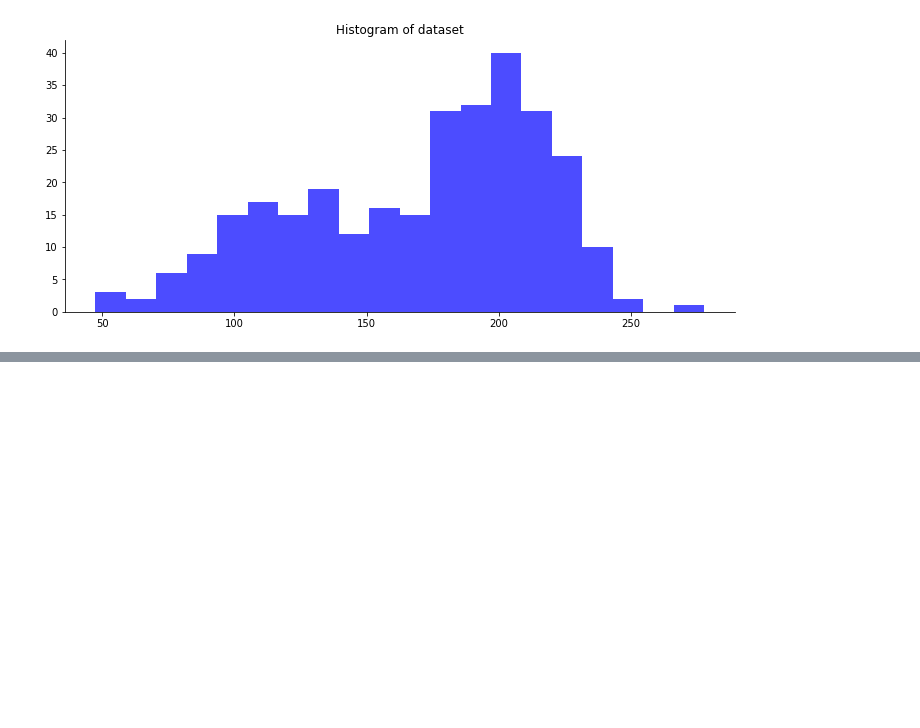
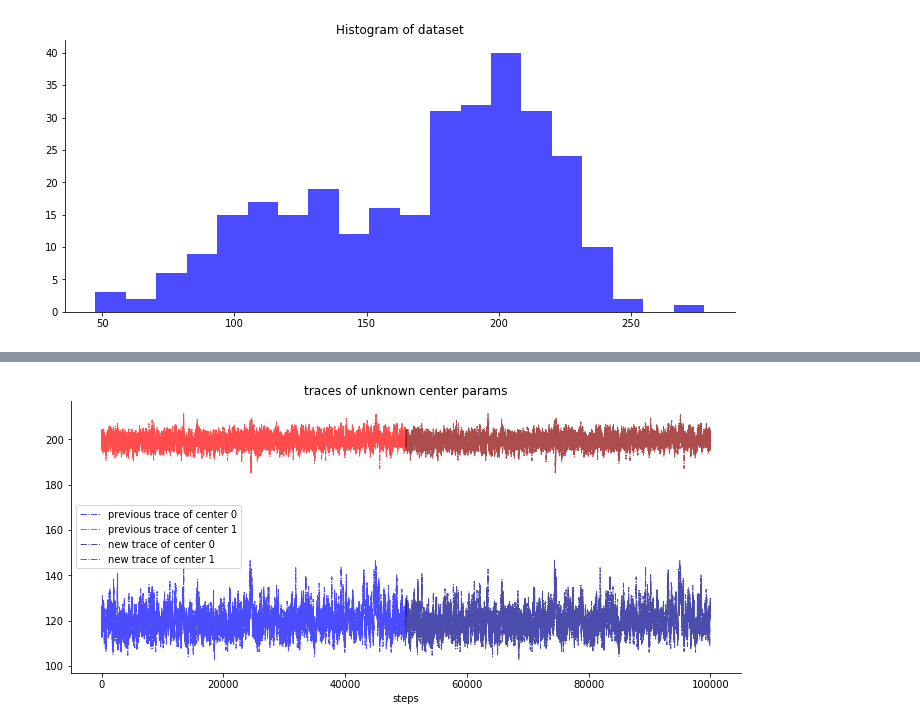
Before and after one commit to rmania/datascience, a Jupyter notebook: ml_models/2_1_bayesian_models_MCMC.ipynb, the cells around one changed output, grey strips where cells are left out. Cells and saved outputs as stored; diff of their text form; code cells hidden in the pictures; blank space fills up the shorter version.

```diff
--- a/ml_models/2_1_bayesian_models_MCMC.ipynb
+++ b/ml_models/2_1_bayesian_models_MCMC.ipynb
@@ -170,0 +246,3 @@ Assigned standard deviation:  [50. 50. 50. 50. 50.]
+# %%
+with model:
+    trace = pm.sample(50000, step=[step1, step2], trace=trace)
@@ -170,0 +267,26 @@ Assigned standard deviation:  [50. 50. 50. 50. 50.]
+# %%
+# variables
+threshold = 50000
+center_trace = trace["centers"][threshold:]
+prev_center_trace = trace["centers"][:threshold]
+
+# config
+fig, ax = plt.subplots(figsize=[12,5])
+trace_config = {'lw': 1, 'alpha': .7, 'ls': 'dashdot'}
+
+x = np.arange(threshold)
+ax.plot(x, prev_center_trace[:, 0], label="previous trace of center 0", c=col[1],
+        **trace_config)
+ax.plot(x, prev_center_trace[:, 1], label="previous trace of center 1", c=col[0],
+        **trace_config)
+
+x = np.arange(threshold, 2 * threshold)
+ax.plot(x, prev_center_trace[:, 0], label="new trace of center 0", c='darkblue',
+        **trace_config)
+ax.plot(x, prev_center_trace[:, 1], label="new trace of center 1", c='darkred',
+        **trace_config)
+ax.set(title = 'traces of unknown center params', xlabel = 'steps')
+ax.legend(loc='best')
+remove_borders(ax)
+# %% [output]
+[figure, added]
```
Also changed, not shown: parts of 12 cells of this notebook.
